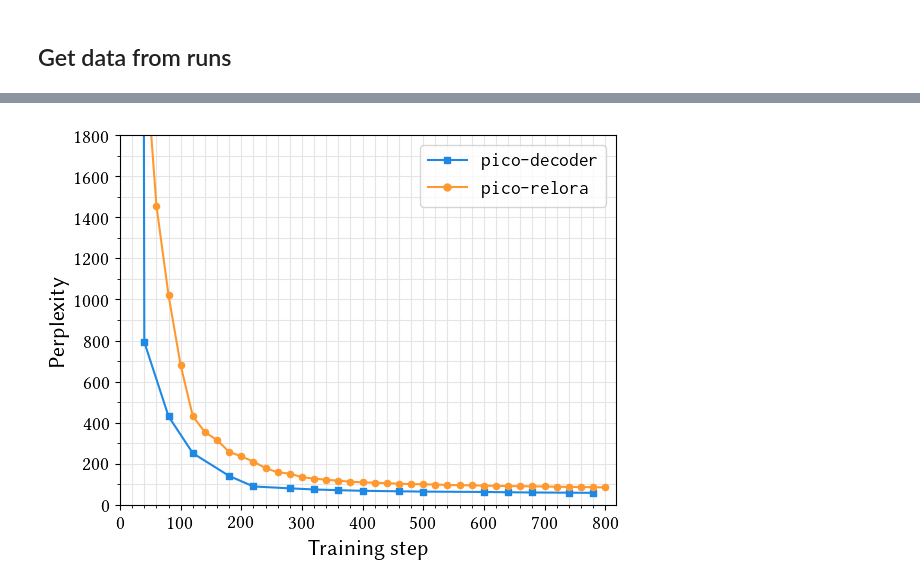
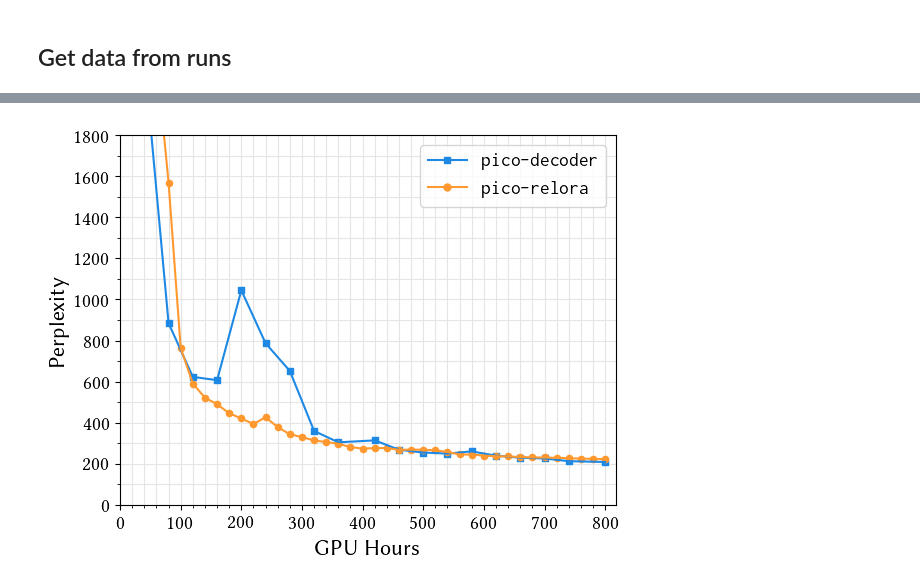
Before and after one commit to Yu-val-weiss/relora-pico, a Jupyter notebook: notebooks/training-plots-time.ipynb, the cells around one changed output, grey strips where cells are left out. Saved outputs shown, nothing was run; the diff lists cells and outputs as text; code cells hidden in the pictures.

Commit message:
fix labels

```diff
--- a/notebooks/training-plots-time.ipynb
+++ b/notebooks/training-plots-time.ipynb
@@ -39,7 +39,7 @@ AXIS_LABEL_SIZE = 16
 # %%
 api = wandb.Api()
 
-RUN_SCALE = "small"
+RUN_SCALE = "tiny"
 
 if RUN_SCALE == "tiny":
     baseline_run = api.run("pico-lm/pico-decoder/lne20rc1")  # pico decoder tiny
@@ -135,34 +136,34 @@ ax.plot(*baseline_data_paloma, color=colors[0])
 ax.scatter(*relora_data_paloma, color=colors[1], marker="o", s=20)
 ax.plot(*relora_data_paloma, color=colors[1])
 
-ax.set_xlabel("Training step", fontdict={"size": AXIS_LABEL_SIZE})
+ax.set_xlabel("GPU Hours", fontdict={"size": AXIS_LABEL_SIZE})
 ax.set_ylabel("Perplexity", fontdict={"size": AXIS_LABEL_SIZE})
 
 ax.xaxis.set_major_locator(ticker.MultipleLocator(100))
 ax.xaxis.set_minor_locator(ticker.MultipleLocator(20))
 ax.yaxis.set_minor_locator(ticker.MultipleLocator(100))
 
 ax.set_axisbelow(True)
 ax.grid(which="both", axis="both", color="#E5E5E5")
 
 ax.set_ylim(0, 1800)
 ax.set_xlim(0, MAX_TIME_HRS)
 
 ax.tick_params(axis="both", labelsize=TICK_LABEL_SIZE)
 
 legend_elements = [
     Line2D(
         [0], [0], color=colors[0], marker="s", linestyle="-", label=r"\texttt{pico-decoder}", markersize=5
     ),
     Line2D(
         [0], [0], color=colors[1], marker="o", linestyle="-", label=r"\texttt{pico-relora}", markersize=5
     ),
 ]
 
 ax.legend(handles=legend_elements, fontsize=TICK_LABEL_SIZE)
 
 
 fig.savefig(f"../graphs/{RUN_SCALE}_ppl_gpu_hrs.pdf")
 fig.show()
 # %% [output]
-[figure, old version]
+[figure, new version]
```
Also changed, not shown: parts of 1 cell of this notebook, 4 other files.
